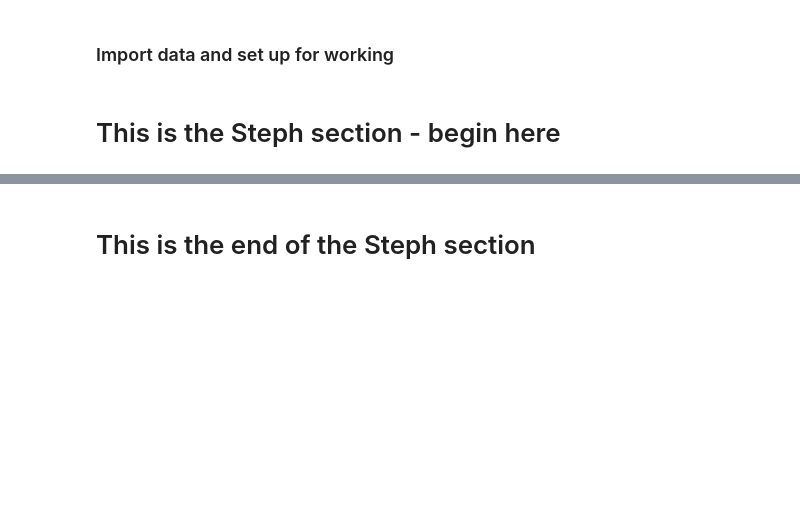
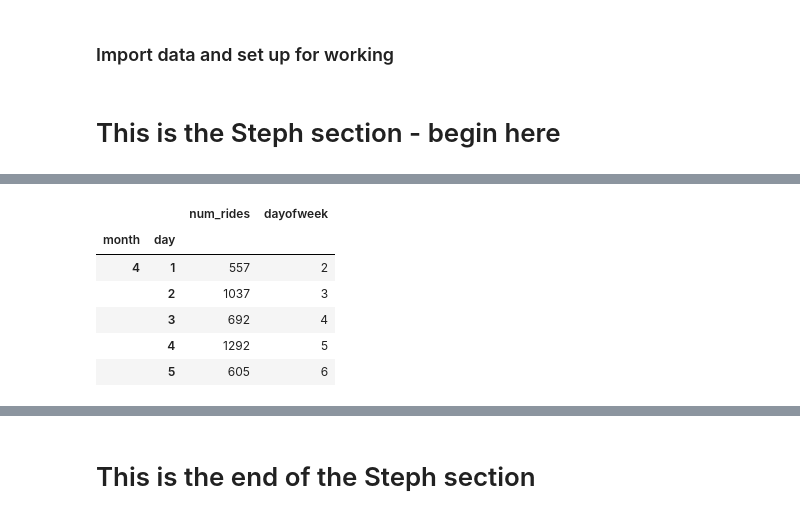
Before and after one commit to luchovzla/project-1, a Jupyter notebook: NiceRideCombined.ipynb, the cells around one changed output, grey strips where cells are left out. Saved outputs shown, nothing was run; the diff lists cells and outputs as text; code cells hidden in the pictures; blank space fills up the shorter version.

```diff
--- a/NiceRideCombined.ipynb
+++ b/NiceRideCombined.ipynb
@@ -236,0 +172,7 @@ per_day_20 = pd.DataFrame(per_day_20)
+# %%
+# Group by month, day
+grouped_2015 = s_2015.groupby([s_2015["month"], s_2015["day"]]).count()
+grouped_2015 = grouped_2015["start_datetime"]
+grouped_2015 = pd.DataFrame(grouped_2015)
+grouped_2015 = grouped_2015.rename(columns={"start_datetime" : "num_rides"})
+grouped_2015.head()
@@ -236,0 +187,14 @@ per_day_20 = pd.DataFrame(per_day_20)
+# %%
+# Get day of the week
+x = s_2015
+s = get_dayofweek(x)
+grouped_2015["dayofweek"] = s
+grouped_2015.head()
+# %% [output]
+|  |  | num_rides | dayofweek |
+| month | day |  |  |
+| 4 | 1 | 557 | 2 |
+|  | 2 | 1037 | 3 |
+|  | 3 | 692 | 4 |
+|  | 4 | 1292 | 5 |
+|  | 5 | 605 | 6 |
```
Also changed, not shown: parts of 74 cells of this notebook, 1 other file.
